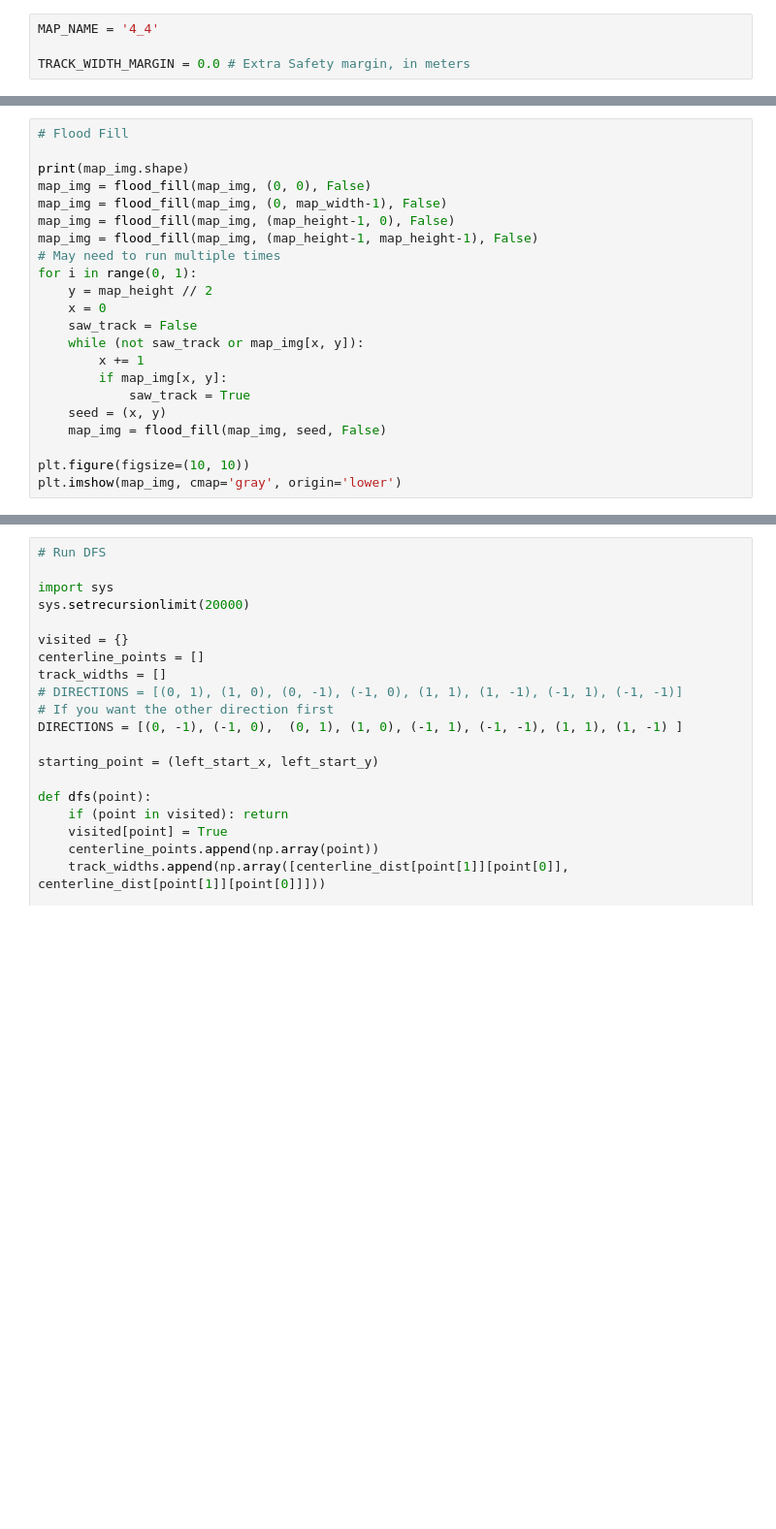
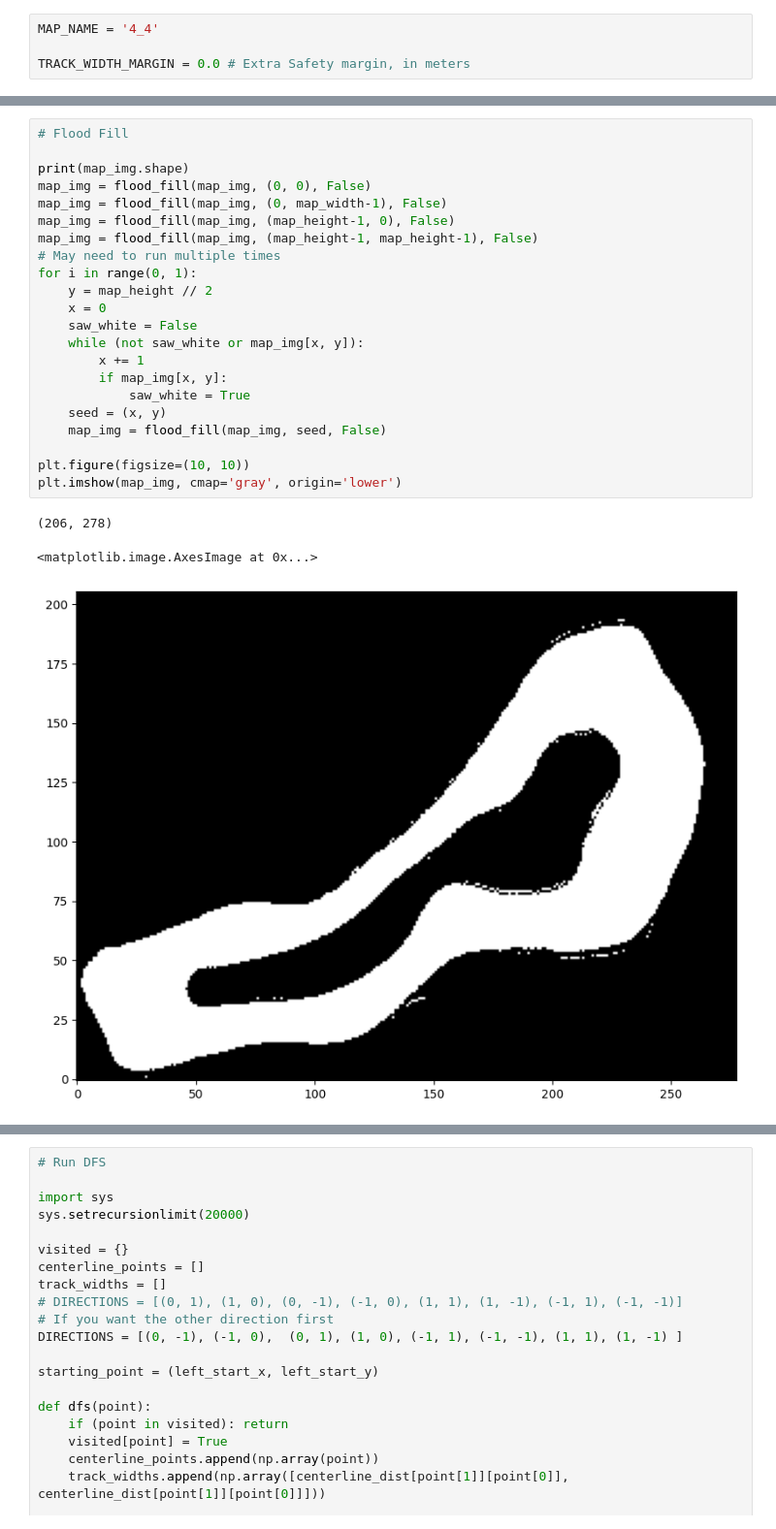
Before and after one commit to WVU-F1Tenth/Raceline-Optimization, a Jupyter notebook: map_converter.ipynb, the cells around one changed output, grey strips where cells are left out. Shown at 97% size. Saved outputs shown, nothing was run; the diff lists cells and outputs as text; blank space fills up the shorter version.

```diff
--- a/map_converter.ipynb
+++ b/map_converter.ipynb
@@ -65,25 +69,29 @@ plt.imshow(map_img, cmap='gray', origin='lower')
 # %%
 # Flood Fill
 
 print(map_img.shape)
 map_img = flood_fill(map_img, (0, 0), False)
 map_img = flood_fill(map_img, (0, map_width-1), False)
 map_img = flood_fill(map_img, (map_height-1, 0), False)
 map_img = flood_fill(map_img, (map_height-1, map_height-1), False)
 # May need to run multiple times
 for i in range(0, 1):
     y = map_height // 2
     x = 0
-    saw_track = False
-    while (not saw_track or map_img[x, y]):
+    saw_white = False
+    while (not saw_white or map_img[x, y]):
         x += 1
         if map_img[x, y]:
-            saw_track = True
+            saw_white = True
     seed = (x, y)
     map_img = flood_fill(map_img, seed, False)
 
 plt.figure(figsize=(10, 10))
 plt.imshow(map_img, cmap='gray', origin='lower')
+# %% [output]
+(206, 278)
+<matplotlib.image.AxesImage at 0x...>
+[figure, added]
 # %%
 # Cleaning
 
```
Also changed, not shown: parts of 8 cells of this notebook, 1 other file.
